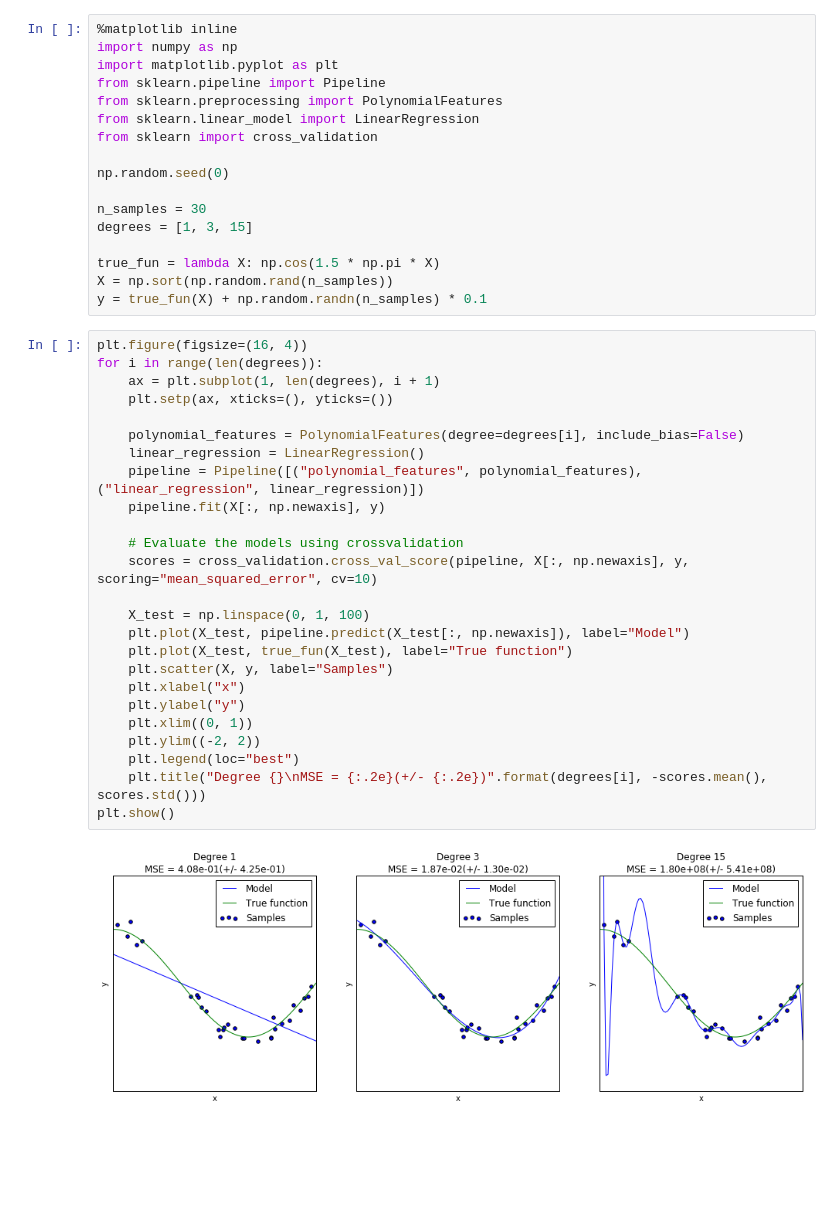
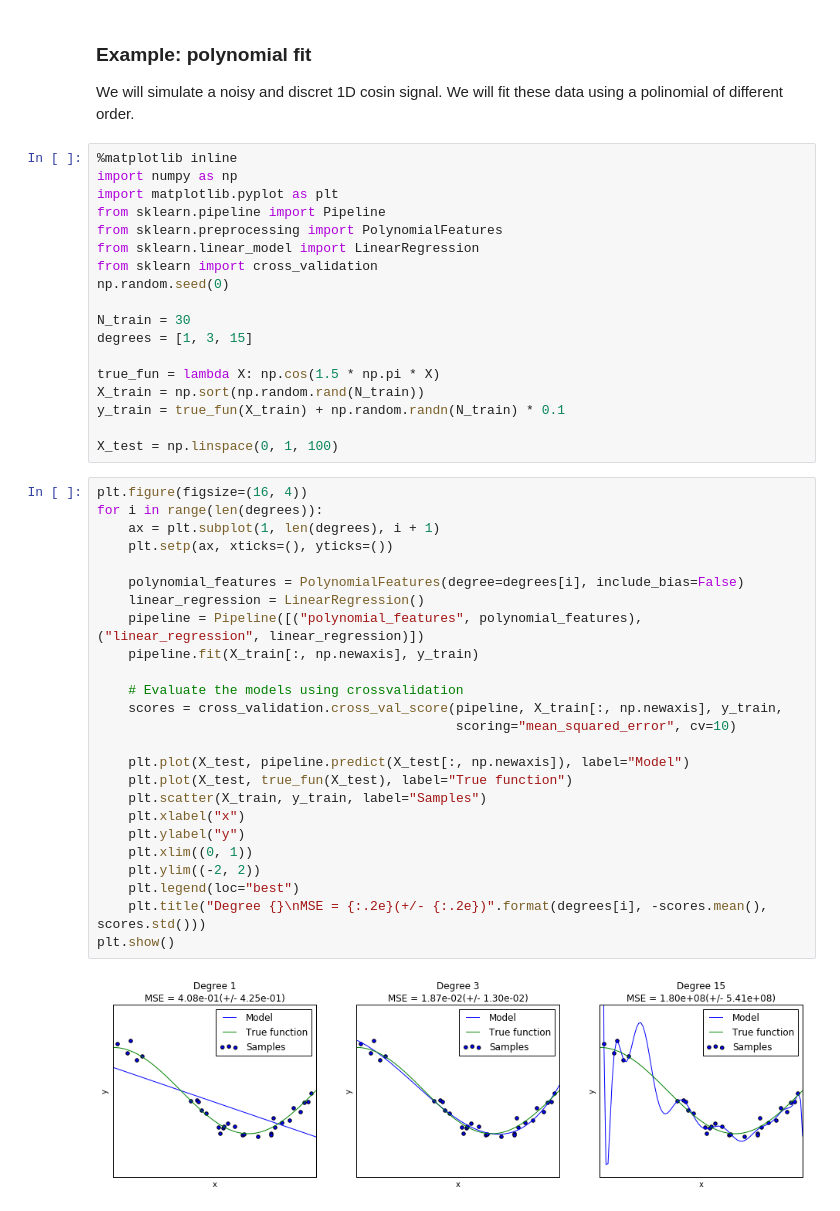
Before and after one commit to linhvannguyen/sklearn_galeries, a Jupyter notebook: BiasVariance.ipynb, the cells around one changed output. Drawn from its saved outputs; the diff is of its cells as text; blank space fills up the shorter version.

```diff
--- a/BiasVariance.ipynb
+++ b/BiasVariance.ipynb
@@ -15,3 +21,7 @@ This notebook includes:
+# %% [markdown]
+### Example: polynomial fit
+
+We will simulate a noisy and discret 1D cosin signal. We will fit these data using a polinomial of different order.
 # %%
 %matplotlib inline
 import numpy as np
@@ -20,39 +30,40 @@ from sklearn.pipeline import Pipeline
 from sklearn.preprocessing import PolynomialFeatures
 from sklearn.linear_model import LinearRegression
 from sklearn import cross_validation
-
 np.random.seed(0)
 
-n_samples = 30
+N_train = 30
 degrees = [1, 3, 15]
 
 true_fun = lambda X: np.cos(1.5 * np.pi * X)
-X = np.sort(np.random.rand(n_samples))
-y = true_fun(X) + np.random.randn(n_samples) * 0.1
+X_train = np.sort(np.random.rand(N_train))
+y_train = true_fun(X_train) + np.random.randn(N_train) * 0.1
+
+X_test = np.linspace(0, 1, 100)
 # %%
 plt.figure(figsize=(16, 4))
 for i in range(len(degrees)):
     ax = plt.subplot(1, len(degrees), i + 1)
     plt.setp(ax, xticks=(), yticks=())
 
     polynomial_features = PolynomialFeatures(degree=degrees[i], include_bias=False)
     linear_regression = LinearRegression()
     pipeline = Pipeline([("polynomial_features", polynomial_features), ("linear_regression", linear_regression)])
-    pipeline.fit(X[:, np.newaxis], y)
+    pipeline.fit(X_train[:, np.newaxis], y_train)
 
     # Evaluate the models using crossvalidation
-    scores = cross_validation.cross_val_score(pipeline, X[:, np.newaxis], y, scoring="mean_squared_error", cv=10)
+    scores = cross_validation.cross_val_score(pipeline, X_train[:, np.newaxis], y_train,
+                                              scoring="mean_squared_error", cv=10)
 
-    X_test = np.linspace(0, 1, 100)
     plt.plot(X_test, pipeline.predict(X_test[:, np.newaxis]), label="Model")
     plt.plot(X_test, true_fun(X_test), label="True function")
-    plt.scatter(X, y, label="Samples")
+    plt.scatter(X_train, y_train, label="Samples")
     plt.xlabel("x")
     plt.ylabel("y")
     plt.xlim((0, 1))
     plt.ylim((-2, 2))
     plt.legend(loc="best")
     plt.title("Degree {}\nMSE = {:.2e}(+/- {:.2e})".format(degrees[i], -scores.mean(), scores.std()))
 plt.show()
 # %% [output]
-[figure, old version]
+[figure, new version]
```
Also changed, not shown: parts of 3 cells of this notebook.
